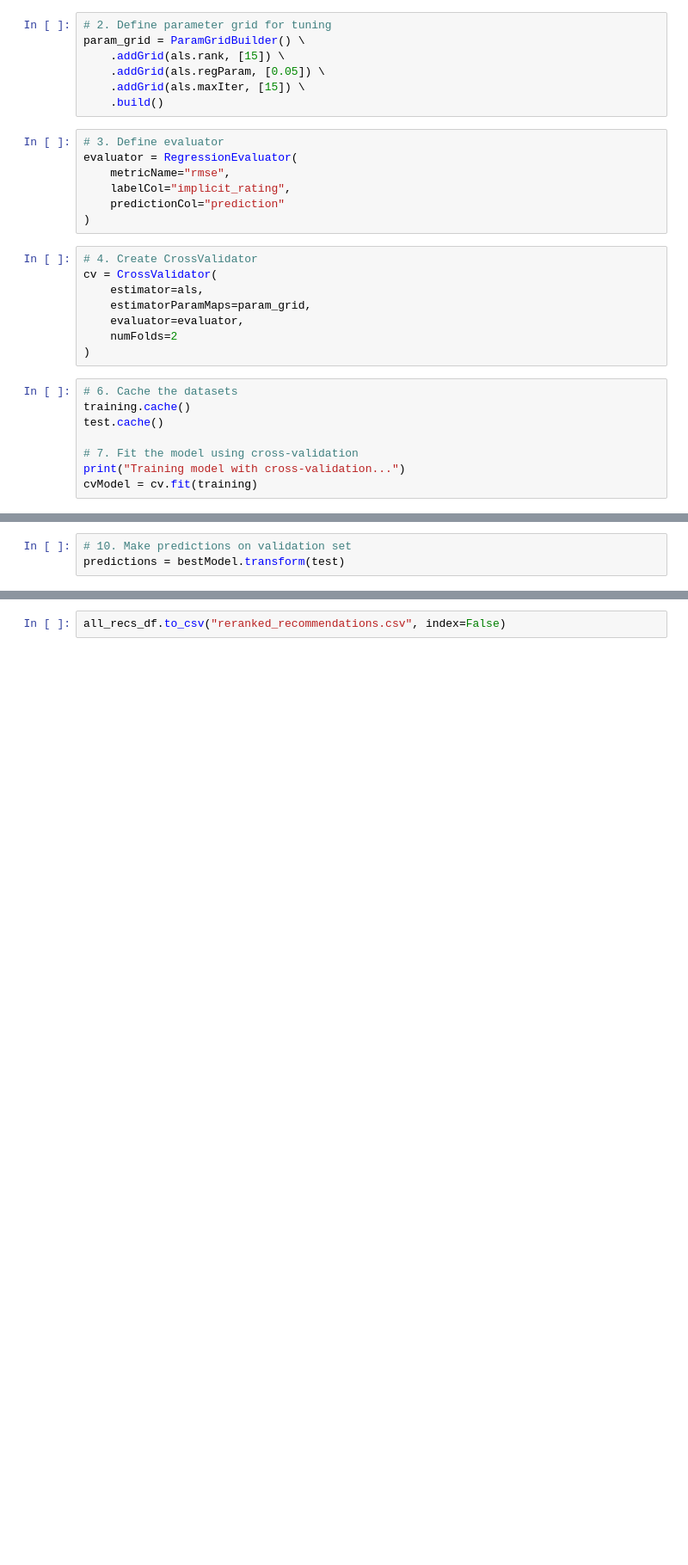
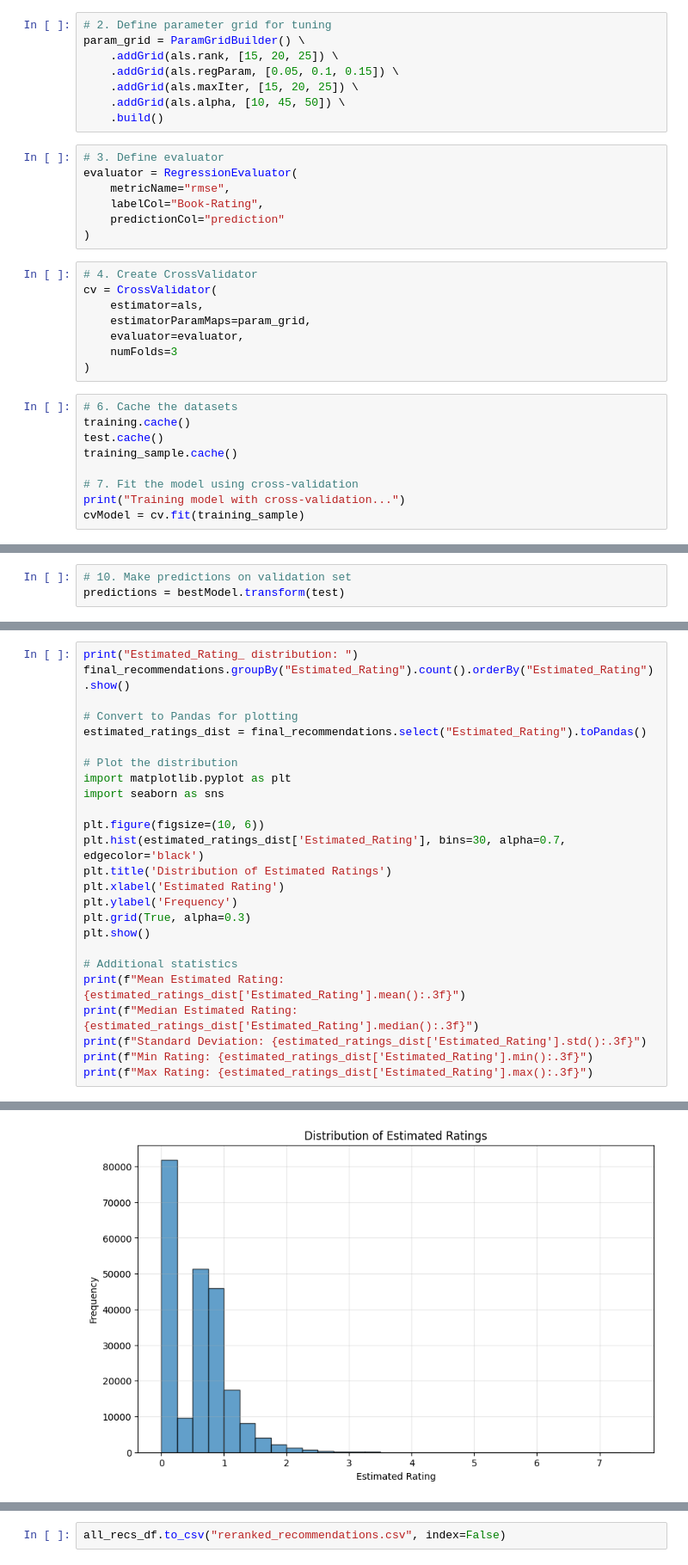
Before and after one commit to giahuy1310/bookrecommendation, a Jupyter notebook: BigData_off1.ipynb, the cells around one changed output, grey strips where cells are left out. Shown at 86% size. Drawn from its saved outputs; the diff is of its cells as text; blank space fills up the shorter version.

```diff
--- a/BigData_off1.ipynb
+++ b/BigData_off1.ipynb
@@ -824,15 +925,16 @@ als = ALS(
 # %%
 # 2. Define parameter grid for tuning
 param_grid = ParamGridBuilder() \
-    .addGrid(als.rank, [15]) \
-    .addGrid(als.regParam, [0.05]) \
-    .addGrid(als.maxIter, [15]) \
+    .addGrid(als.rank, [15, 20, 25]) \
+    .addGrid(als.regParam, [0.05, 0.1, 0.15]) \
+    .addGrid(als.maxIter, [15, 20, 25]) \
+    .addGrid(als.alpha, [10, 45, 50]) \
     .build()
 # %%
 # 3. Define evaluator
 evaluator = RegressionEvaluator(
     metricName="rmse",
-    labelCol="implicit_rating",
+    labelCol="Book-Rating",
     predictionCol="prediction"
 )
 # %%
@@ -841,13 +943,14 @@ cv = CrossValidator(
     estimator=als,
     estimatorParamMaps=param_grid,
     evaluator=evaluator,
-    numFolds=2
+    numFolds=3
 )
 # %%
 # 6. Cache the datasets
 training.cache()
 test.cache()
+training_sample.cache()
 
 # 7. Fit the model using cross-validation
 print("Training model with cross-validation...")
-cvModel = cv.fit(training)
+cvModel = cv.fit(training_sample)
@@ -1110,0 +1135,26 @@ print(f"F1-Score@10: {f1_score:.4f}")
+# %%
+print("Estimated_Rating_ distribution: ")
+final_recommendations.groupBy("Estimated_Rating").count().orderBy("Estimated_Rating").show()
+
+# Convert to Pandas for plotting
+estimated_ratings_dist = final_recommendations.select("Estimated_Rating").toPandas()
+
+# Plot the distribution
+import matplotlib.pyplot as plt
+import seaborn as sns
+
+plt.figure(figsize=(10, 6))
+plt.hist(estimated_ratings_dist['Estimated_Rating'], bins=30, alpha=0.7, edgecolor='black')
+plt.title('Distribution of Estimated Ratings')
+plt.xlabel('Estimated Rating')
+plt.ylabel('Frequency')
+plt.grid(True, alpha=0.3)
+plt.show()
+
+# Additional statistics
+print(f"Mean Estimated Rating: {estimated_ratings_dist['Estimated_Rating'].mean():.3f}")
+print(f"Median Estimated Rating: {estimated_ratings_dist['Estimated_Rating'].median():.3f}")
+print(f"Standard Deviation: {estimated_ratings_dist['Estimated_Rating'].std():.3f}")
+print(f"Min Rating: {estimated_ratings_dist['Estimated_Rating'].min():.3f}")
+print(f"Max Rating: {estimated_ratings_dist['Estimated_Rating'].max():.3f}")
+# %% [output]
@@ -1110,0 +1181 @@ print(f"F1-Score@10: {f1_score:.4f}")
+[figure, added]
```
Also changed, not shown: parts of 46 cells of this notebook, 6 other files.
